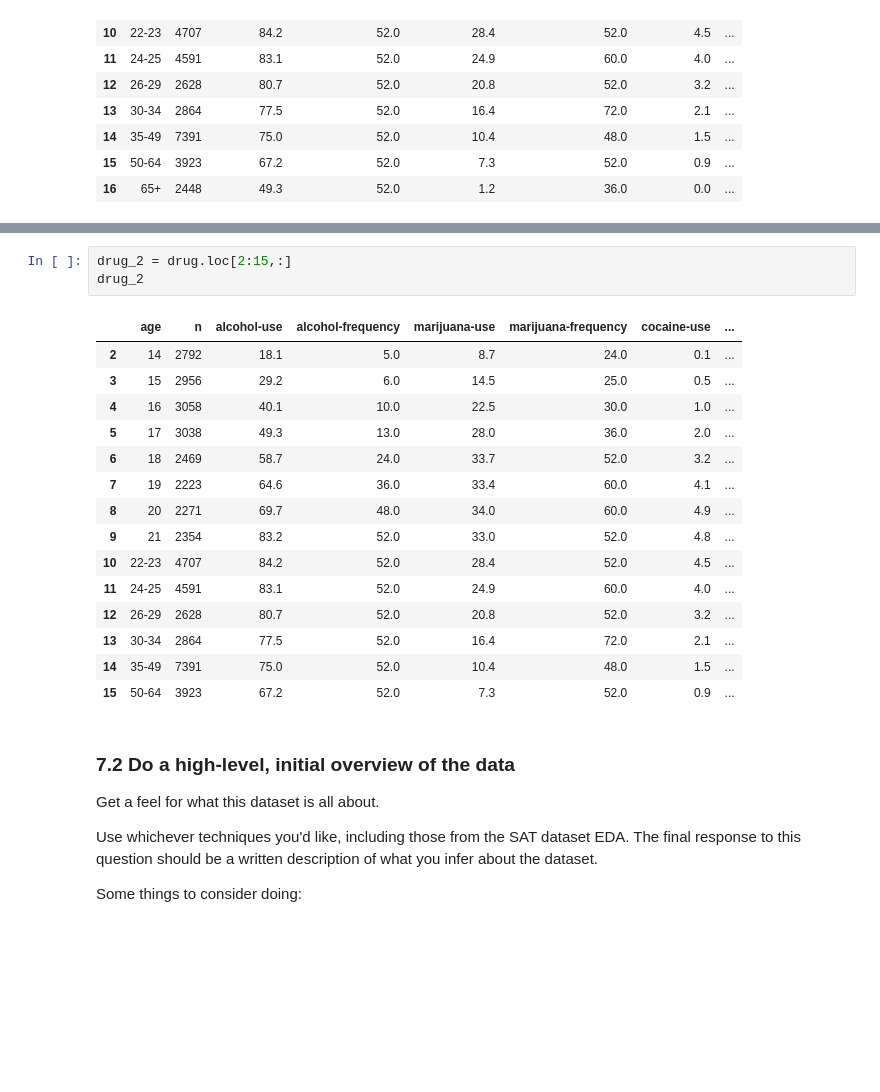
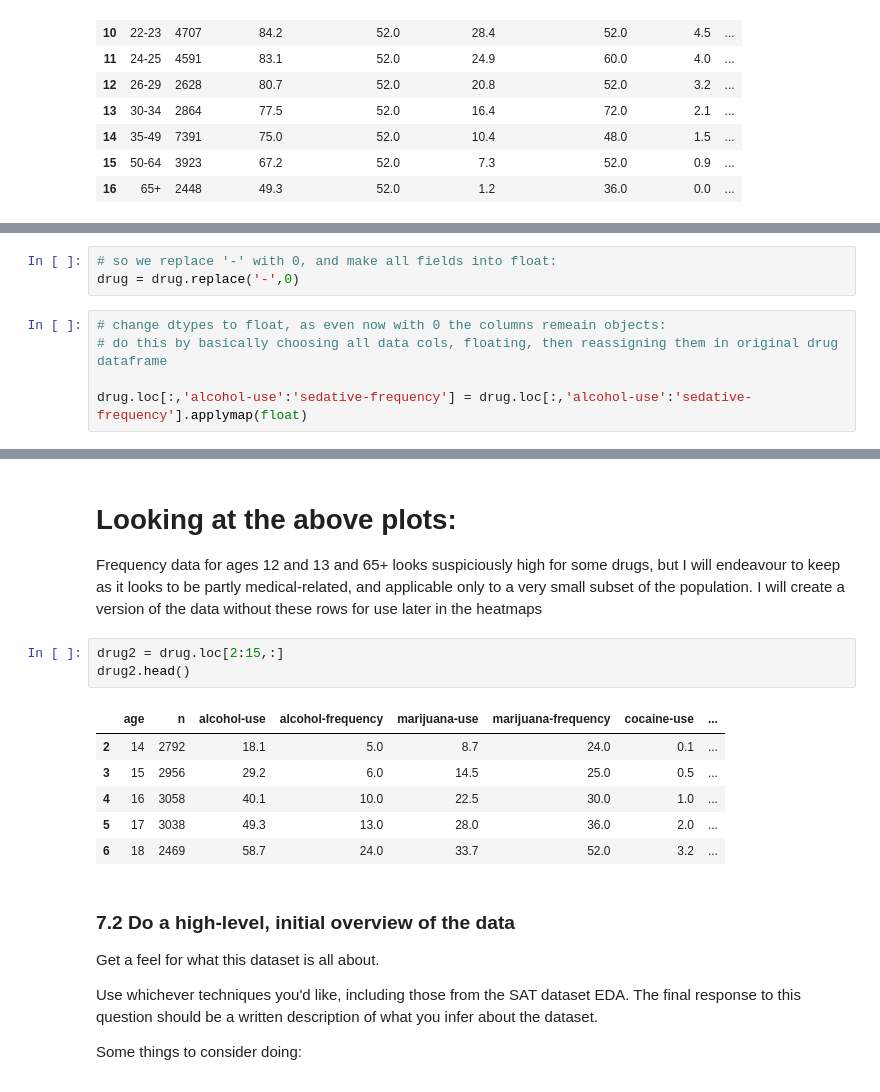
Before and after one commit to a3o1m2/DSI11-lessons, a Jupyter notebook: projects/project-2/project-02-v2-starter-code.ipynb, the cells around one changed output, grey strips where cells are left out. Drawn from its saved outputs; the diff is of its cells as text; blank space fills up the shorter version.

```diff
--- a/projects/project-2/project-02-v2-starter-code.ipynb
+++ b/projects/project-2/project-02-v2-starter-code.ipynb
@@ -532,0 +529,8 @@ Same applies to 65+ who have unexplainably high stimulant use.
+# %%
+# so we replace '-' with 0, and make all fields into float:
+drug = drug.replace('-',0)
+# %%
+# change dtypes to float, as even now with 0 the columns remeain objects:
+# do this by basically choosing all data cols, floating, then reassigning them in original drug dataframe
+
+drug.loc[:,'alcohol-use':'sedative-frequency'] = drug.loc[:,'alcohol-use':'sedative-frequency'].applymap(float)
@@ -533,22 +573,18 @@ Same applies to 65+ who have unexplainably high stimulant use.
+# %% [markdown]
+# Looking at the above plots:
+
+Frequency data for ages 12 and 13 and 65+ looks suspiciously high for some drugs, but I will endeavour to keep as it looks to be partly medical-related, and applicable only to a very small subset of the population.
+I will create a version of the data without these rows for use later in the heatmaps
 # %%
-drug_2 = drug.loc[2:15,:]
-drug_2
+drug2 = drug.loc[2:15,:]
+drug2.head()
 # %% [output]
 |  | age | n | alcohol-use | alcohol-frequency | marijuana-use | marijuana-frequency | cocaine-use | ... |
 | 2 | 14 | 2792 | 18.1 | 5.0 | 8.7 | 24.0 | 0.1 | ... |
 | 3 | 15 | 2956 | 29.2 | 6.0 | 14.5 | 25.0 | 0.5 | ... |
 | 4 | 16 | 3058 | 40.1 | 10.0 | 22.5 | 30.0 | 1.0 | ... |
 | 5 | 17 | 3038 | 49.3 | 13.0 | 28.0 | 36.0 | 2.0 | ... |
 | 6 | 18 | 2469 | 58.7 | 24.0 | 33.7 | 52.0 | 3.2 | ... |
-| 7 | 19 | 2223 | 64.6 | 36.0 | 33.4 | 60.0 | 4.1 | ... |
-| 8 | 20 | 2271 | 69.7 | 48.0 | 34.0 | 60.0 | 4.9 | ... |
-| 9 | 21 | 2354 | 83.2 | 52.0 | 33.0 | 52.0 | 4.8 | ... |
-| 10 | 22-23 | 4707 | 84.2 | 52.0 | 28.4 | 52.0 | 4.5 | ... |
-| 11 | 24-25 | 4591 | 83.1 | 52.0 | 24.9 | 60.0 | 4.0 | ... |
-| 12 | 26-29 | 2628 | 80.7 | 52.0 | 20.8 | 52.0 | 3.2 | ... |
-| 13 | 30-34 | 2864 | 77.5 | 52.0 | 16.4 | 72.0 | 2.1 | ... |
-| 14 | 35-49 | 7391 | 75.0 | 52.0 | 10.4 | 48.0 | 1.5 | ... |
-| 15 | 50-64 | 3923 | 67.2 | 52.0 | 7.3 | 52.0 | 0.9 | ... |
 # %% [markdown]
 ### 7.2 Do a high-level, initial overview of the data
 
```
Also changed, not shown: parts of 41 cells of this notebook, 3 other files.
